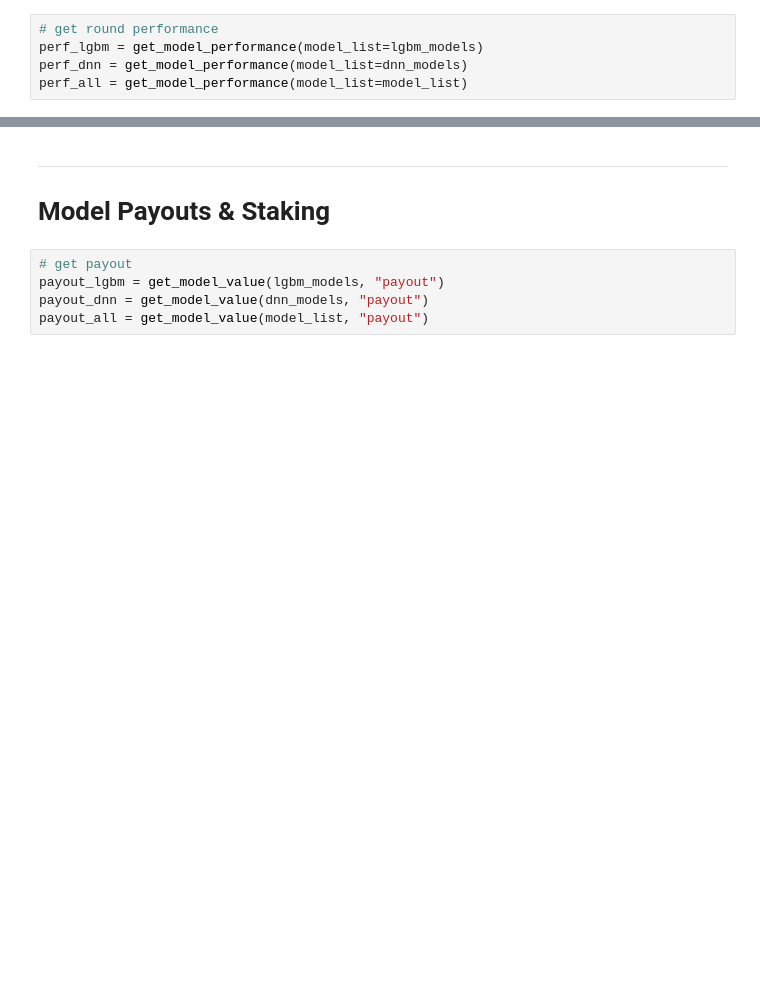
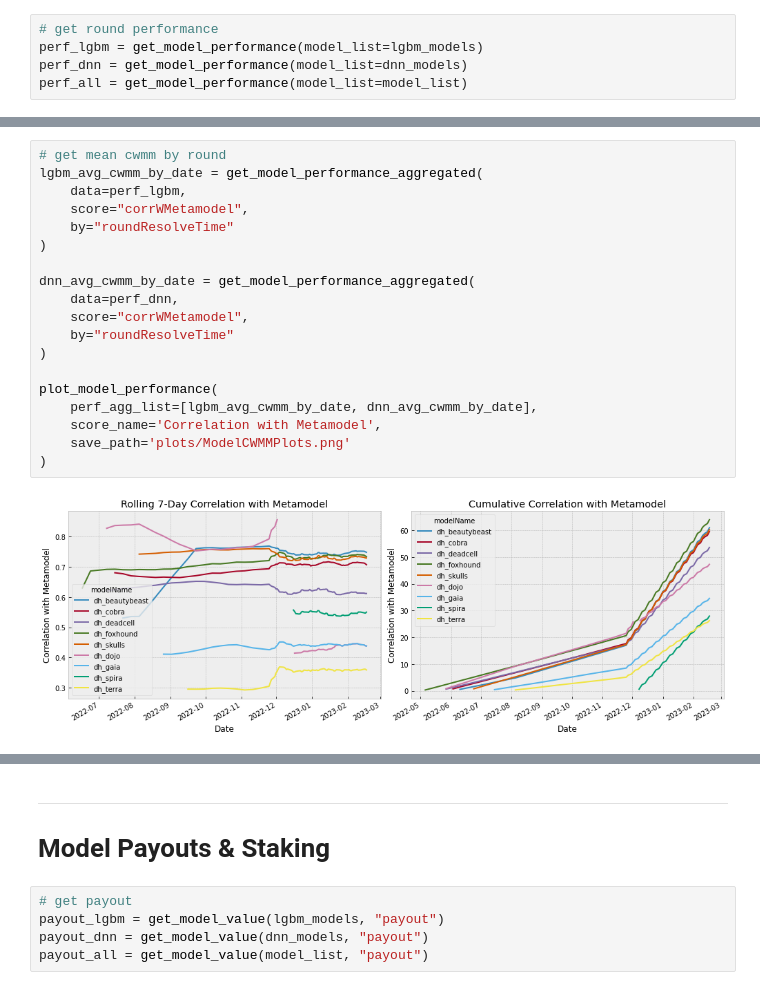
Before and after one commit to hiydavid/numerai-models, a Jupyter notebook: _get_model_rankings.ipynb, the cells around one changed output, grey strips where cells are left out. Saved outputs shown, nothing was run; the diff lists cells and outputs as text; blank space fills up the shorter version.

```diff
--- a/_get_model_rankings.ipynb
+++ b/_get_model_rankings.ipynb
@@ -330,0 +260,21 @@ plt.show()
+# %%
+# get mean cwmm by round
+lgbm_avg_cwmm_by_date = get_model_performance_aggregated(
+    data=perf_lgbm,
+    score="corrWMetamodel",
+    by="roundResolveTime"
+)
+
+dnn_avg_cwmm_by_date = get_model_performance_aggregated(
+    data=perf_dnn,
+    score="corrWMetamodel",
+    by="roundResolveTime"
+)
+
+plot_model_performance(
+    perf_agg_list=[lgbm_avg_cwmm_by_date, dnn_avg_cwmm_by_date],
+    score_name='Correlation with Metamodel',
+    save_path='plots/ModelCWMMPlots.png'
+)
+# %% [output]
+[figure, added]
```
Also changed, not shown: parts of 23 cells of this notebook, 11 other files.
